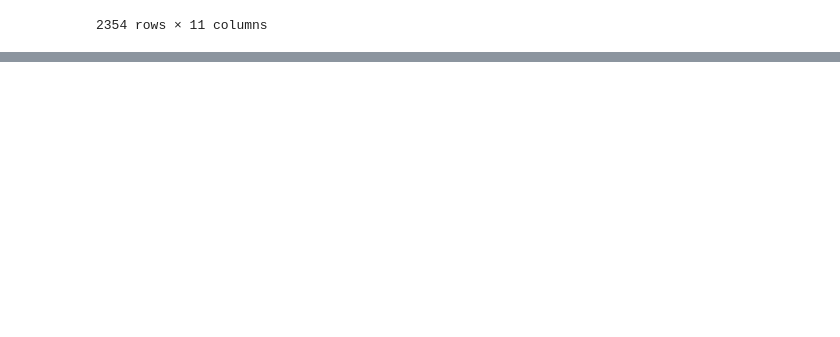
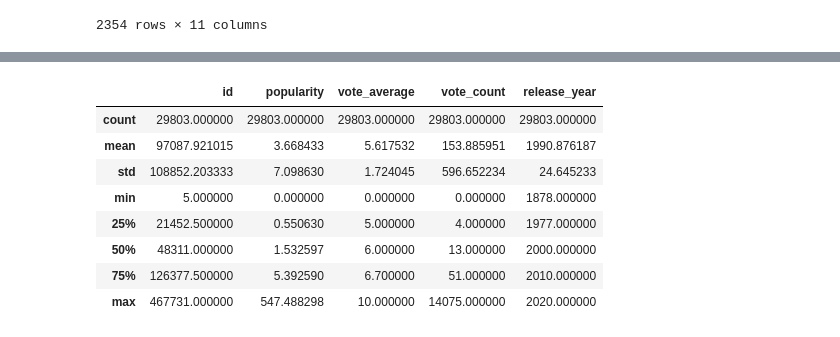
Before and after one commit to JulietaTrimarchi/primer-proyecto, a Jupyter notebook: EDA_modelo.ipynb, the cells around one changed output, grey strips where cells are left out. Drawn from its saved outputs; the diff is of its cells as text; code cells hidden in the pictures; blank space fills up the shorter version.

```diff
--- a/EDA_modelo.ipynb
+++ b/EDA_modelo.ipynb
@@ -485,0 +564,12 @@ Filas con cadenas vacías en 'actors_names':
+# %%
+data_filtered.describe()
+# %% [output]
+|  | id | popularity | vote_average | vote_count | release_year |
+| count | 29803.000000 | 29803.000000 | 29803.000000 | 29803.000000 | 29803.000000 |
+| mean | 97087.921015 | 3.668433 | 5.617532 | 153.885951 | 1990.876187 |
+| std | 108852.203333 | 7.098630 | 1.724045 | 596.652234 | 24.645233 |
+| min | 5.000000 | 0.000000 | 0.000000 | 0.000000 | 1878.000000 |
+| 25% | 21452.500000 | 0.550630 | 5.000000 | 4.000000 | 1977.000000 |
+| 50% | 48311.000000 | 1.532597 | 6.000000 | 13.000000 | 2000.000000 |
+| 75% | 126377.500000 | 5.392590 | 6.700000 | 51.000000 | 2010.000000 |
+| max | 467731.000000 | 547.488298 | 10.000000 | 14075.000000 | 2020.000000 |
```
Also changed, not shown: parts of 16 cells of this notebook.
